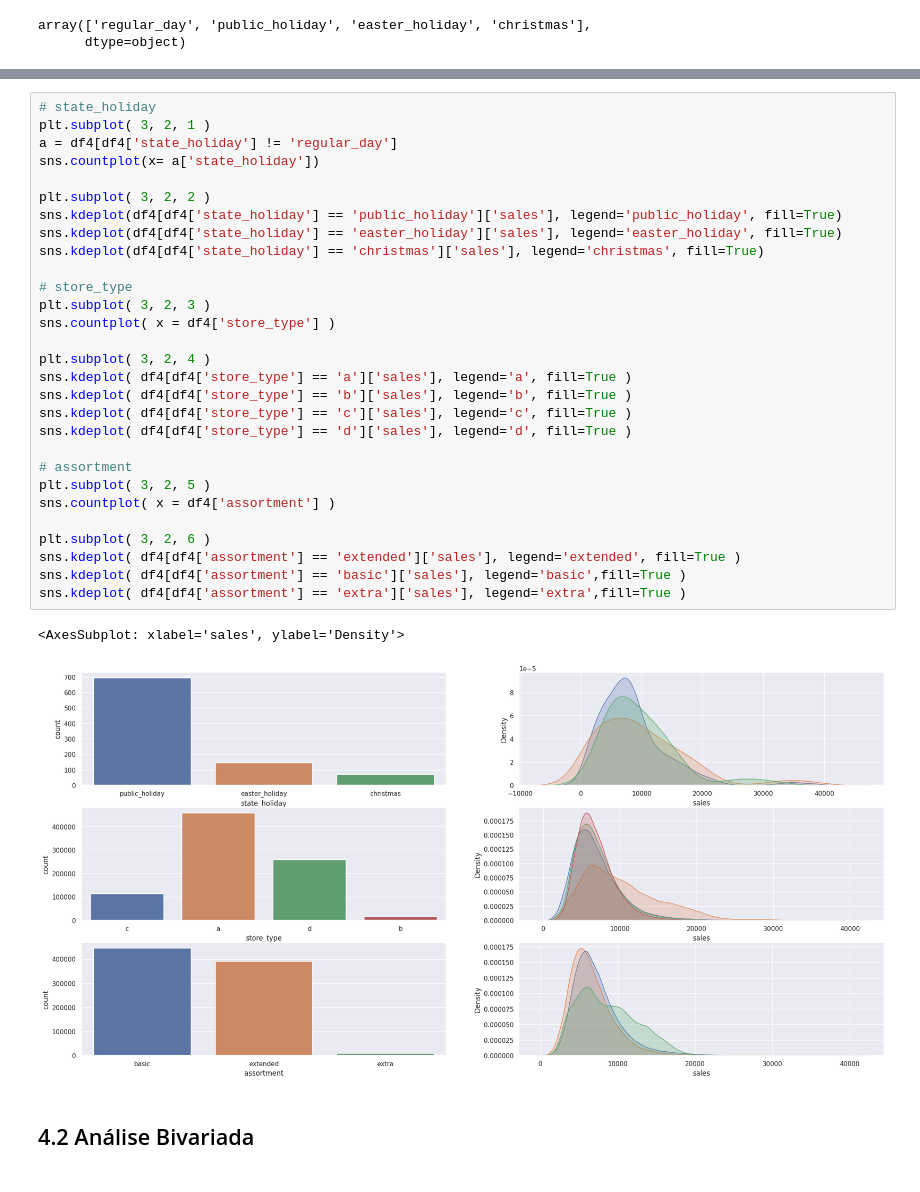
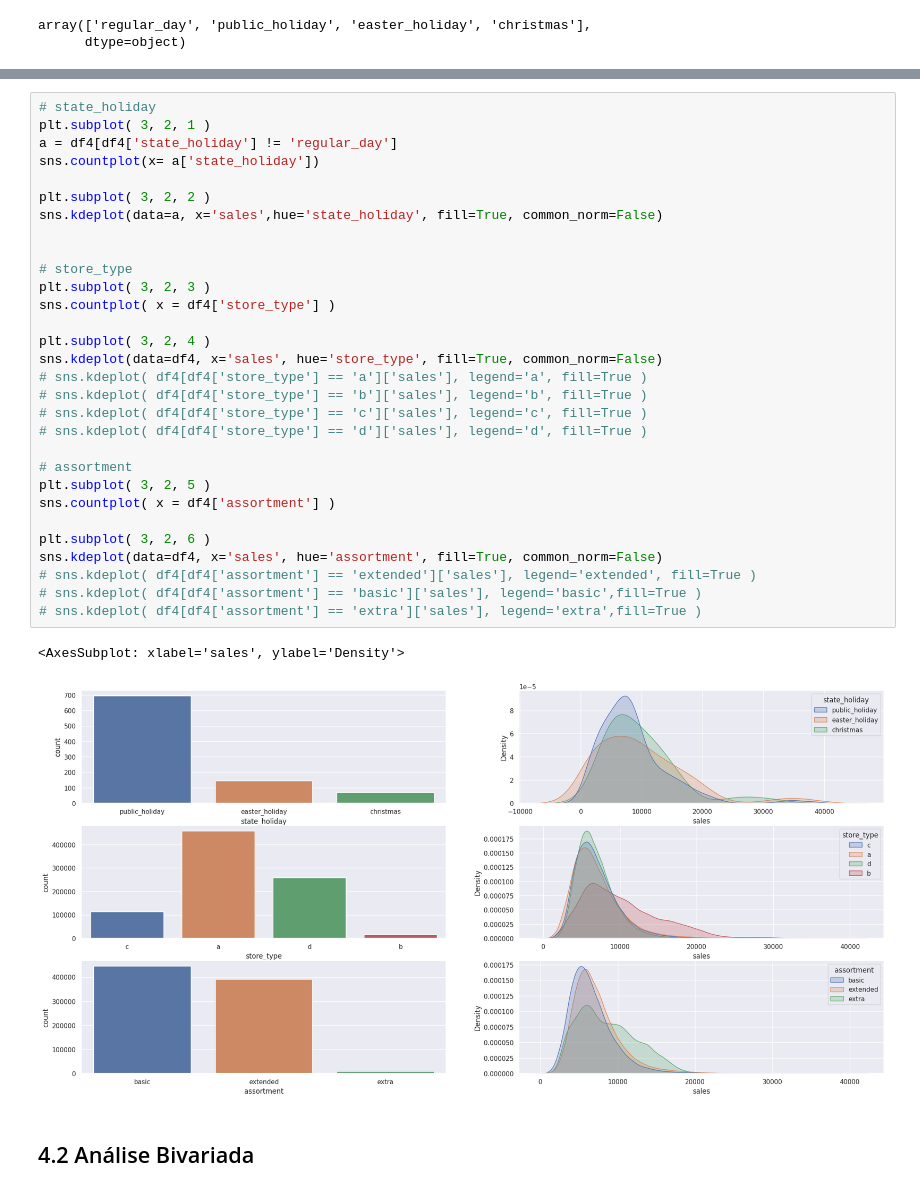
Before and after one commit to carolfoligno/DataScience_em_Producao, a Jupyter notebook: m04_store_sales_prediction.ipynb, the cells around one changed output, grey strips where cells are left out. Drawn from its saved outputs; the diff is of its cells as text.

```diff
--- a/m04_store_sales_prediction.ipynb
+++ b/m04_store_sales_prediction.ipynb
@@ -403,35 +400,36 @@ sns.kdeplot(df4, x= 'sales', hue=df4['state_holiday'], fill=True)
 # %%
 # state_holiday
 plt.subplot( 3, 2, 1 )
 a = df4[df4['state_holiday'] != 'regular_day']
 sns.countplot(x= a['state_holiday'])
 
 plt.subplot( 3, 2, 2 )
-sns.kdeplot(df4[df4['state_holiday'] == 'public_holiday']['sales'], legend='public_holiday', fill=True)
-sns.kdeplot(df4[df4['state_holiday'] == 'easter_holiday']['sales'], legend='easter_holiday', fill=True)
-sns.kdeplot(df4[df4['state_holiday'] == 'christmas']['sales'], legend='christmas', fill=True)
+sns.kdeplot(data=a, x='sales',hue='state_holiday', fill=True, common_norm=False)
+
 
 # store_type
 plt.subplot( 3, 2, 3 )
 sns.countplot( x = df4['store_type'] )
 
 plt.subplot( 3, 2, 4 )
-sns.kdeplot( df4[df4['store_type'] == 'a']['sales'], legend='a', fill=True )
-sns.kdeplot( df4[df4['store_type'] == 'b']['sales'], legend='b', fill=True )
-sns.kdeplot( df4[df4['store_type'] == 'c']['sales'], legend='c', fill=True )
-sns.kdeplot( df4[df4['store_type'] == 'd']['sales'], legend='d', fill=True )
+sns.kdeplot(data=df4, x='sales', hue='store_type', fill=True, common_norm=False)
+# sns.kdeplot( df4[df4['store_type'] == 'a']['sales'], legend='a', fill=True )
+# sns.kdeplot( df4[df4['store_type'] == 'b']['sales'], legend='b', fill=True )
+# sns.kdeplot( df4[df4['store_type'] == 'c']['sales'], legend='c', fill=True )
+# sns.kdeplot( df4[df4['store_type'] == 'd']['sales'], legend='d', fill=True )
 
 # assortment
 plt.subplot( 3, 2, 5 )
 sns.countplot( x = df4['assortment'] )
 
 plt.subplot( 3, 2, 6 )
-sns.kdeplot( df4[df4['assortment'] == 'extended']['sales'], legend='extended', fill=True )
-sns.kdeplot( df4[df4['assortment'] == 'basic']['sales'], legend='basic',fill=True )
-sns.kdeplot( df4[df4['assortment'] == 'extra']['sales'], legend='extra',fill=True )
+sns.kdeplot(data=df4, x='sales', hue='assortment', fill=True, common_norm=False)
+# sns.kdeplot( df4[df4['assortment'] == 'extended']['sales'], legend='extended', fill=True )
+# sns.kdeplot( df4[df4['assortment'] == 'basic']['sales'], legend='basic',fill=True )
+# sns.kdeplot( df4[df4['assortment'] == 'extra']['sales'], legend='extra',fill=True )
 # %% [output]
 <AxesSubplot: xlabel='sales', ylabel='Density'>
-[figure, old version]
+[figure, new version]
 # %% [markdown]
 ## 4.2 Análise Bivariada
 # %%
```
Also changed, not shown: parts of 72 cells of this notebook.
